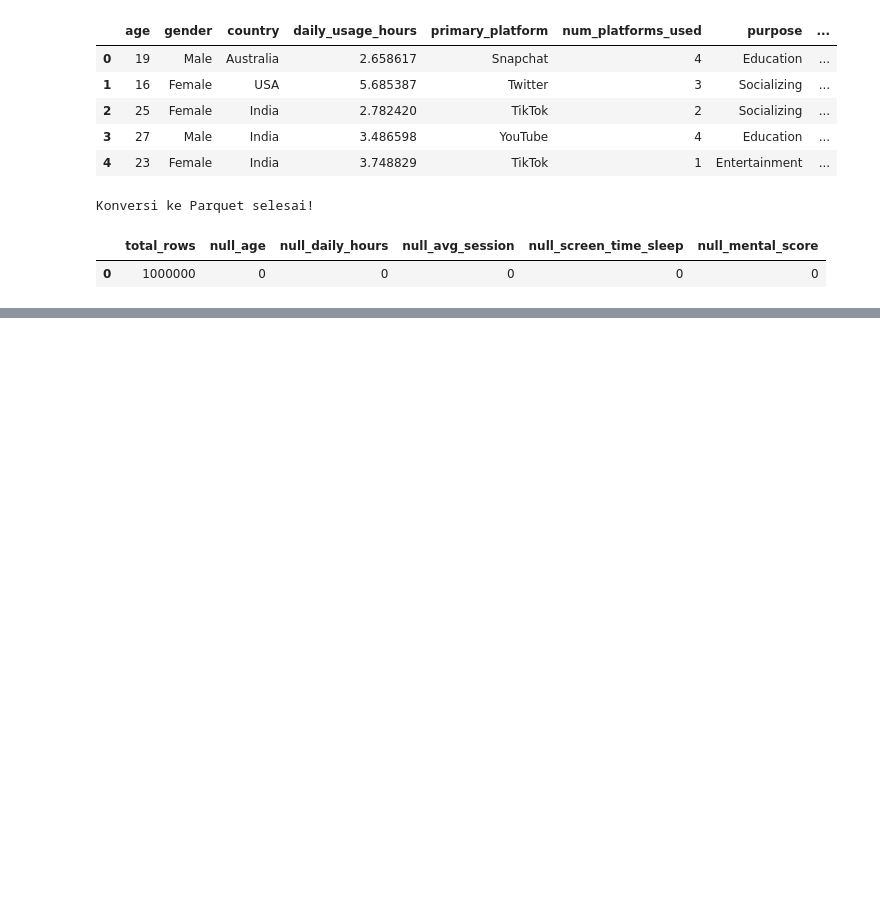
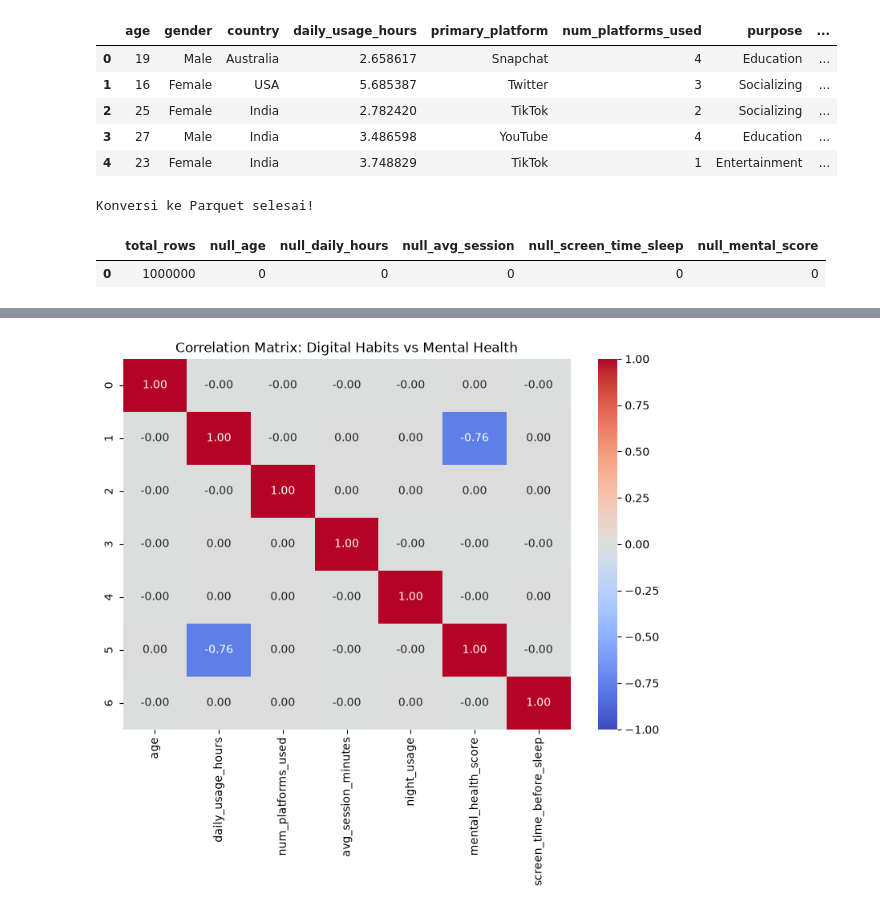
Before and after one commit to SamMorales11/gen-z-behavioral-clustering, a Jupyter notebook: notebooks/01_eda_clustering.ipynb, the cells around one changed output, grey strips where cells are left out. Cells and saved outputs as stored; diff of their text form; code cells hidden in the pictures; blank space fills up the shorter version.

```diff
--- a/notebooks/01_eda_clustering.ipynb
+++ b/notebooks/01_eda_clustering.ipynb
@@ -71,3 +71,27 @@ df_stats
 # %% [output]
 |  | avg_daily_hours | min_daily_hours | max_daily_hours | avg_session_min | min_session_min | max_session_min | ... |
 | 0 | 3.51 | 0.5 | 10.0 | 25.09 | 5.0 | 80.262224 | ... |
+# %%
+import polars as pl
+import seaborn as sns
+import matplotlib.pyplot as plt
+
+# Muat data numerik ke DataFrame Polars
+numeric_cols = [
+    'age', 'daily_usage_hours', 'num_platforms_used',
+    'avg_session_minutes', 'night_usage', 'mental_health_score',
+    'screen_time_before_sleep'
+]
+
+df = pl.read_parquet('../data/raw/genz_social_media_usage_1M.parquet', columns=numeric_cols)
+
+# Hitung korelasi Pearson
+corr_matrix = df.corr()
+
+# Visualisasikan Heatmap
+plt.figure(figsize=(9, 6))
+sns.heatmap(corr_matrix.to_pandas(), annot=True, cmap='coolwarm', fmt='.2f', vmin=-1, vmax=1)
+plt.title("Correlation Matrix: Digital Habits vs Mental Health")
+plt.show()
+# %% [output]
+[figure, added]
```
Also changed, not shown: parts of 2 cells of this notebook.
